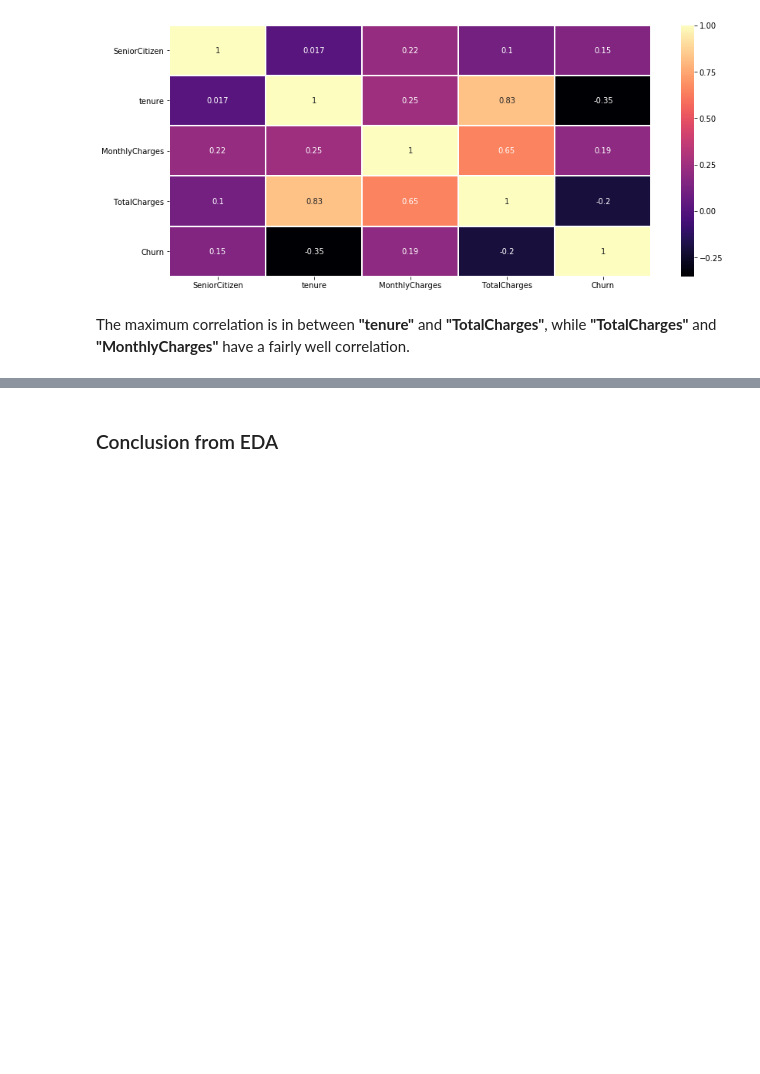
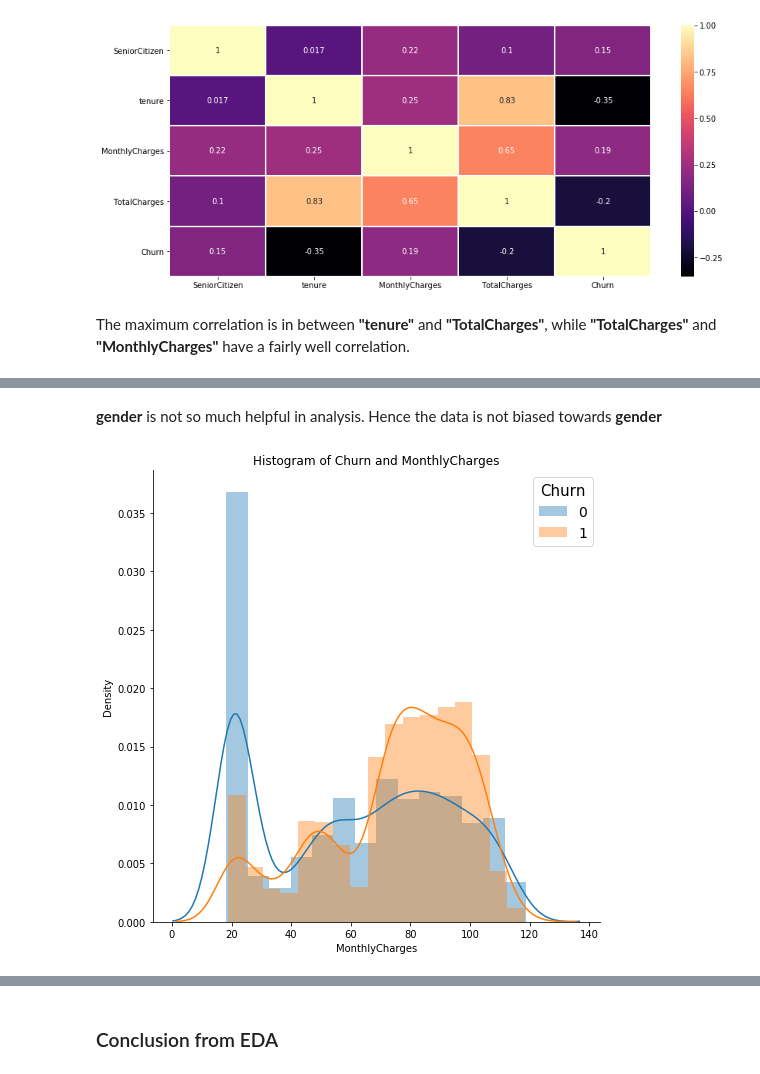
Before and after one commit to cipheraxat/Survival-Analysis, a Jupyter notebook: Abhijit/Telco - EDA.ipynb, the cells around one changed output, grey strips where cells are left out. Cells and saved outputs as stored; diff of their text form; code cells hidden in the pictures; blank space fills up the shorter version.

```diff
--- a/Abhijit/Telco - EDA.ipynb
+++ b/Abhijit/Telco - EDA.ipynb
@@ -210,0 +234,6 @@ The maximum correlation is in between **"tenure"** and **"TotalCharges"**, while
+# %% [markdown]
+**gender** is not so much helpful in analysis. Hence the data is not biased towards **gender**
+# %%
+plot_sns("Churn","MonthlyCharges")
+# %% [output]
+[figure, added]
```
Also changed, not shown: parts of 9 cells of this notebook.
